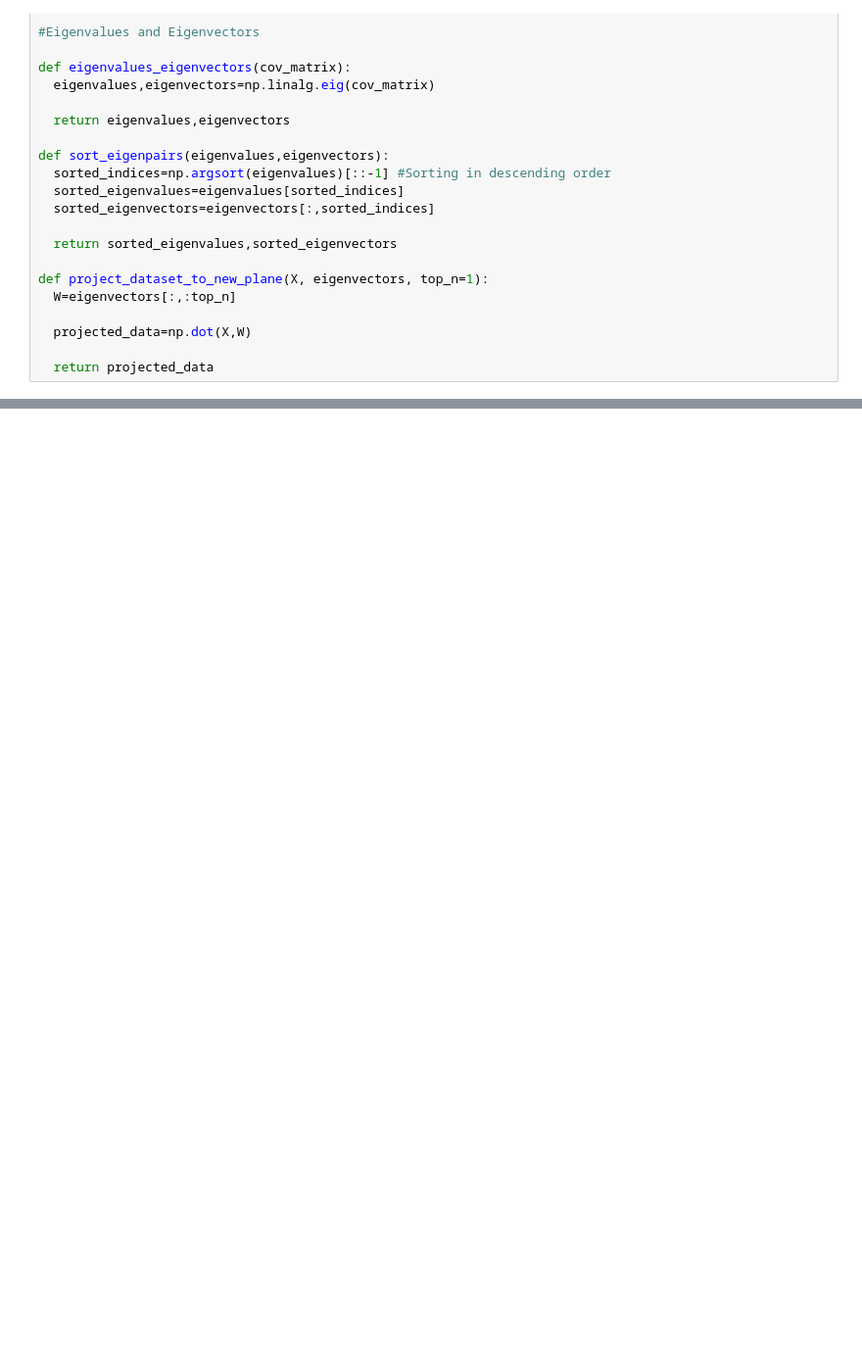
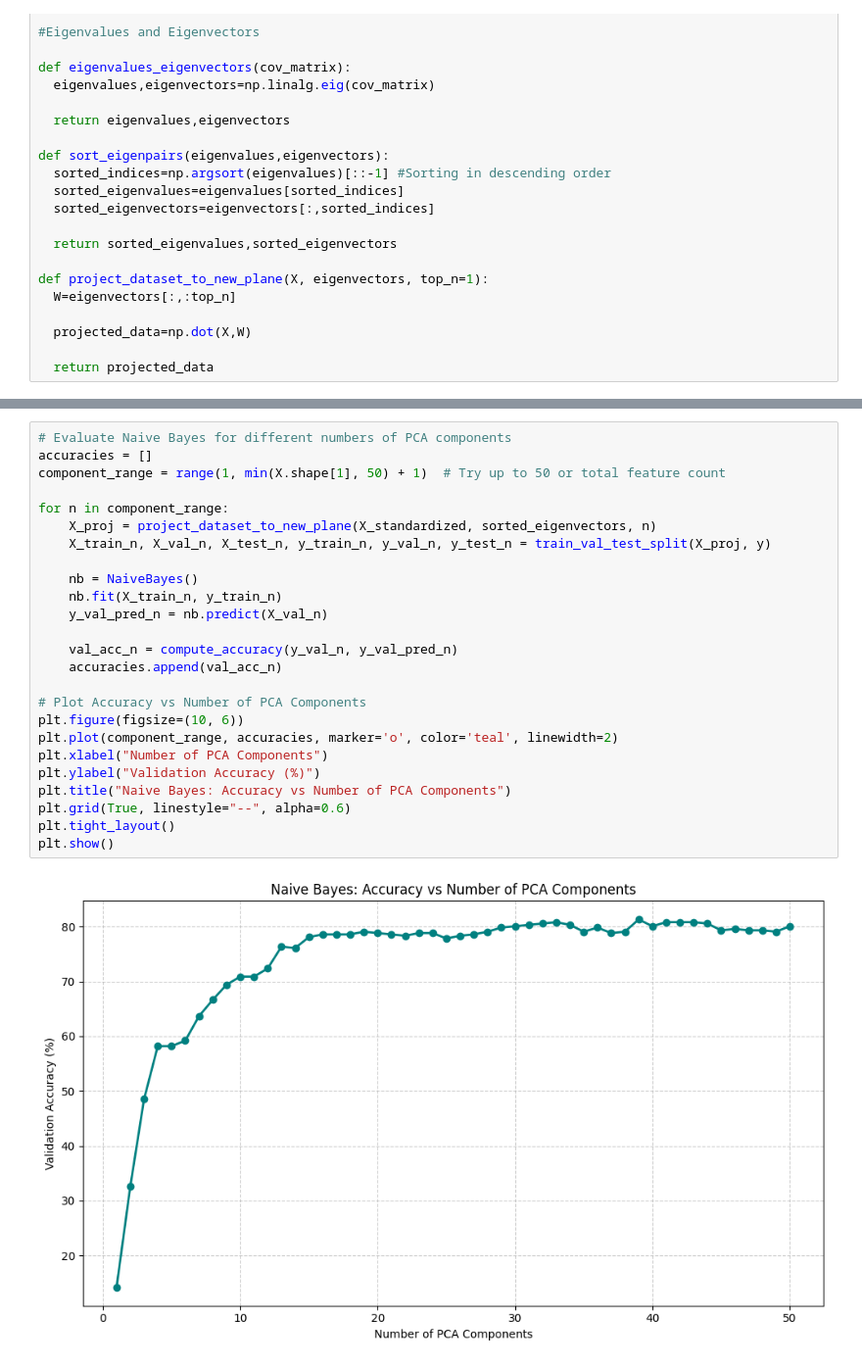
Before and after one commit to RepoRogue123/Linguistix, a Jupyter notebook: Bayesian/bayesian_PCA.ipynb, the cells around one changed output, grey strips where cells are left out. Shown: that part at 98% size. Saved outputs shown, nothing was run; the diff lists cells and outputs as text; blank space fills up the shorter version.

Commit message:
adding updated files with graphs

```diff
--- a/Bayesian/bayesian_PCA.ipynb
+++ b/Bayesian/bayesian_PCA.ipynb
@@ -173,0 +174,27 @@ Test Accuracy: 48.11%
+# %%
+# Evaluate Naive Bayes for different numbers of PCA components
+accuracies = []
+component_range = range(1, min(X.shape[1], 50) + 1)  # Try up to 50 or total feature count
+
+for n in component_range:
+    X_proj = project_dataset_to_new_plane(X_standardized, sorted_eigenvectors, n)
+    X_train_n, X_val_n, X_test_n, y_train_n, y_val_n, y_test_n = train_val_test_split(X_proj, y)
+
+    nb = NaiveBayes()
+    nb.fit(X_train_n, y_train_n)
+    y_val_pred_n = nb.predict(X_val_n)
+
+    val_acc_n = compute_accuracy(y_val_n, y_val_pred_n)
+    accuracies.append(val_acc_n)
+
+# Plot Accuracy vs Number of PCA Components
+plt.figure(figsize=(10, 6))
+plt.plot(component_range, accuracies, marker='o', color='teal', linewidth=2)
+plt.xlabel("Number of PCA Components")
+plt.ylabel("Validation Accuracy (%)")
+plt.title("Naive Bayes: Accuracy vs Number of PCA Components")
+plt.grid(True, linestyle="--", alpha=0.6)
+plt.tight_layout()
+plt.show()
+# %% [output]
+[figure, added]
```
Also changed, not shown: parts of 1 cell of this notebook, 2 other files.
